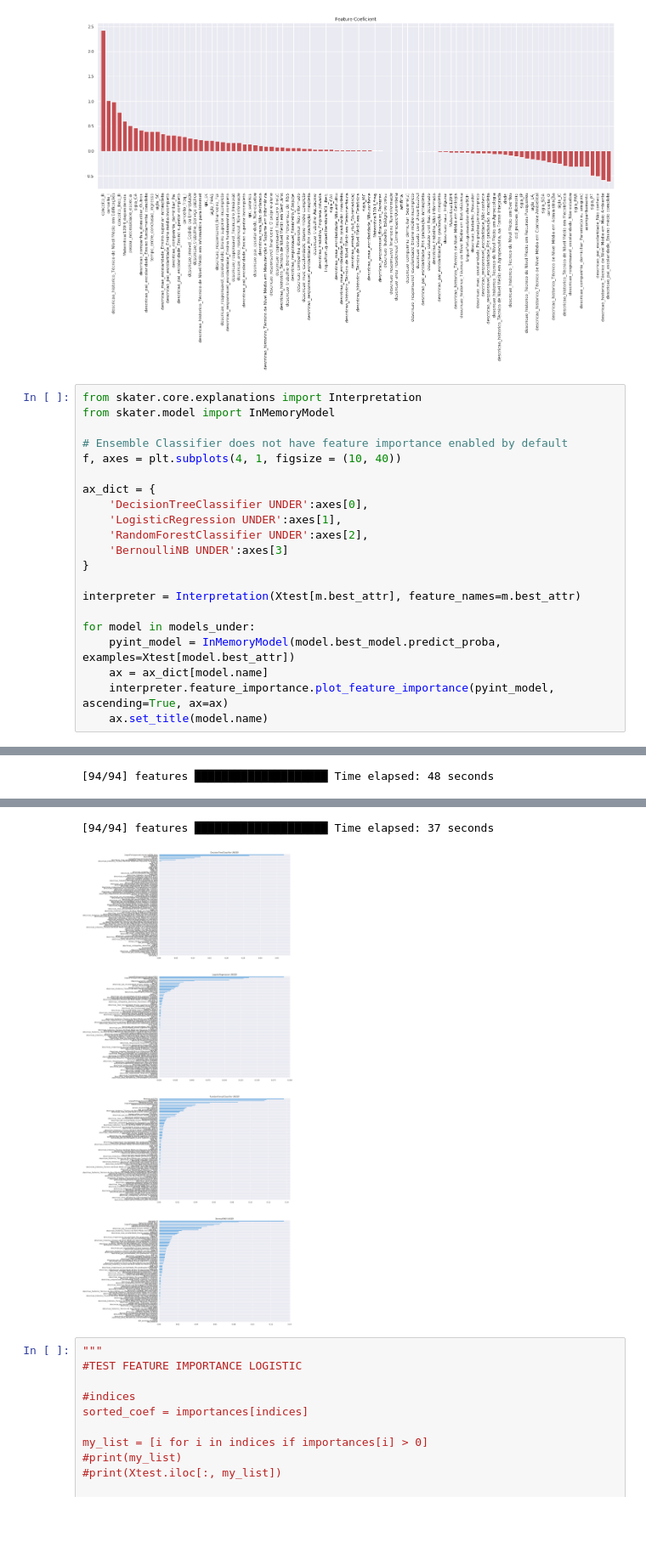
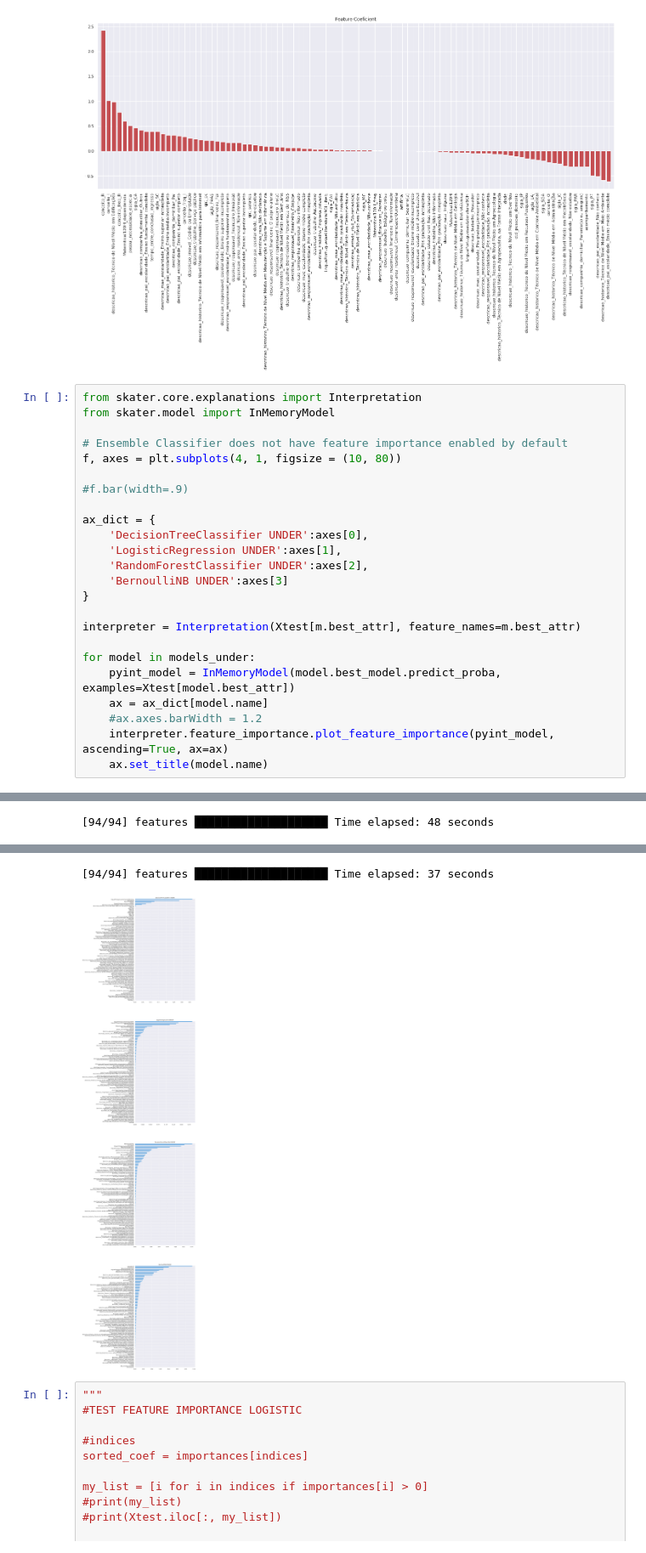
Before and after one commit to tmedeirosb/modelo_ifrn_integrado, a Jupyter notebook: PAPER_EXPERT_2.ipynb, the cells around one changed output, grey strips where cells are left out. Shown at 85% size. Saved outputs shown, nothing was run; the diff lists cells and outputs as text; blank space fills up the shorter version.

```diff
--- a/PAPER_EXPERT_2.ipynb
+++ b/PAPER_EXPERT_2.ipynb
@@ -803,7 +803,9 @@ from skater.core.explanations import Interpretation
 from skater.model import InMemoryModel
 
 # Ensemble Classifier does not have feature importance enabled by default
-f, axes = plt.subplots(4, 1, figsize = (10, 40))
+f, axes = plt.subplots(4, 1, figsize = (10, 80))
+
+#f.bar(width=.9)
 
 ax_dict = {
     'DecisionTreeClassifier UNDER':axes[0],
@@ -817,6 +819,7 @@ interpreter = Interpretation(Xtest[m.best_attr], feature_names=m.best_attr)
 for model in models_under:
     pyint_model = InMemoryModel(model.best_model.predict_proba, examples=Xtest[model.best_attr])
     ax = ax_dict[model.name]
+    #ax.axes.barWidth = 1.2
     interpreter.feature_importance.plot_feature_importance(pyint_model, ascending=True, ax=ax)
     ax.set_title(model.name)
 # %% [output]
@@ -833,6 +836,6 @@ faster runs, do progress_bar=False
 faster runs, do progress_bar=False
 [94/94] features ████████████████████ Time elapsed: 37 seconds
-[figure, old version]
+[figure, new version]
 # %%
 """
 #TEST FEATURE IMPORTANCE LOGISTIC
```
Also changed, not shown: parts of 1 cell of this notebook.
